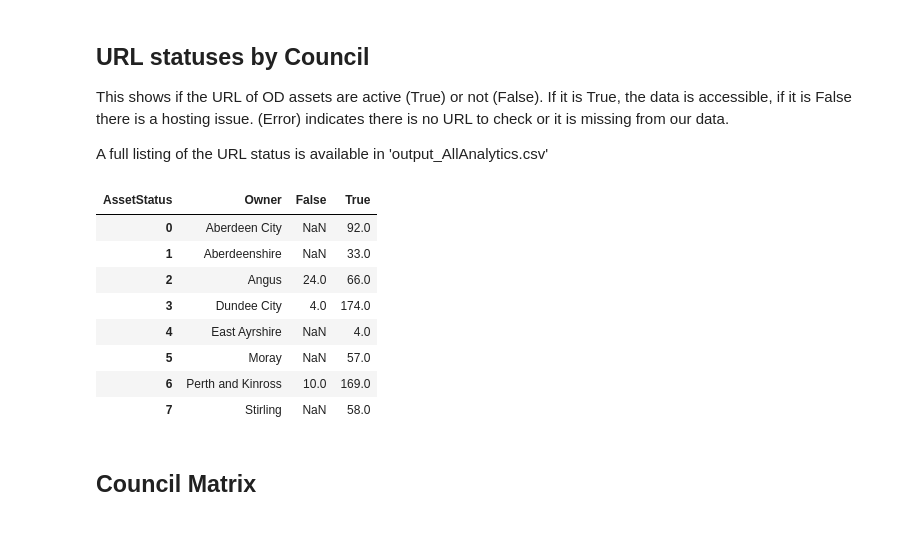
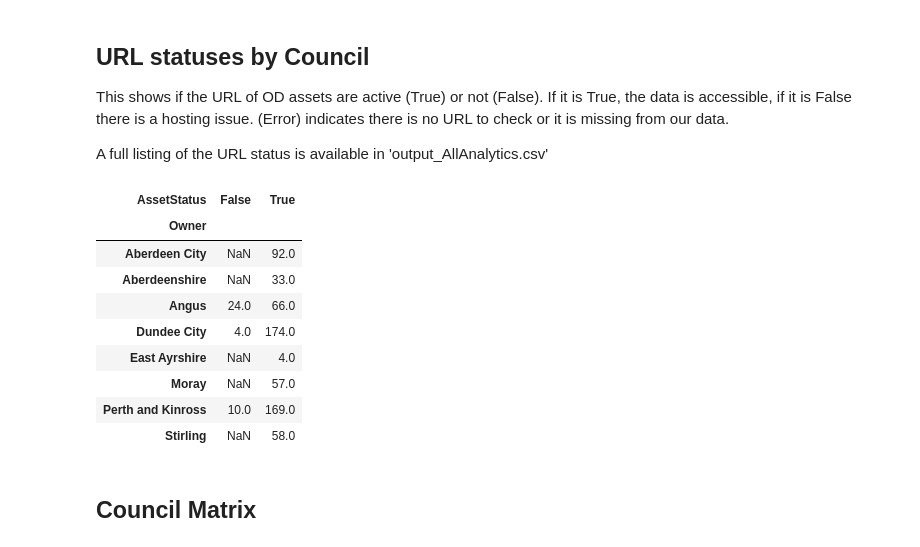
Before and after one commit to OpenDataScotland/the_od_bods, a Jupyter notebook: analytics/analytics.ipynb, the cells around one changed output. Drawn from its saved outputs; the diff is of its cells as text; code cells hidden in the pictures.

```diff
--- a/analytics/analytics.ipynb
+++ b/analytics/analytics.ipynb
@@ -462,17 +497,18 @@ If it is True, the data is accessible, if it is False there is a hosting issue.
 
 A full listing of the URL status is available in 'output_AllAnalytics.csv'
 # %%
-pd.DataFrame(data.groupby(['Owner','AssetStatus']).size()).reset_index().pivot(index='Owner',columns='AssetStatus',values=0).reset_index()
+pd.DataFrame(data.groupby(['Owner','AssetStatus']).size()).reset_index().pivot(index='Owner',columns='AssetStatus',values=0)
 # %% [output]
-| AssetStatus | Owner | False | True |
-| 0 | Aberdeen City | NaN | 92.0 |
-| 1 | Aberdeenshire | NaN | 33.0 |
-| 2 | Angus | 24.0 | 66.0 |
-| 3 | Dundee City | 4.0 | 174.0 |
-| 4 | East Ayrshire | NaN | 4.0 |
-| 5 | Moray | NaN | 57.0 |
-| 6 | Perth and Kinross | 10.0 | 169.0 |
-| 7 | Stirling | NaN | 58.0 |
+| AssetStatus | False | True |
+| Owner |  |  |
+| Aberdeen City | NaN | 92.0 |
+| Aberdeenshire | NaN | 33.0 |
+| Angus | 24.0 | 66.0 |
+| Dundee City | 4.0 | 174.0 |
+| East Ayrshire | NaN | 4.0 |
+| Moray | NaN | 57.0 |
+| Perth and Kinross | 10.0 | 169.0 |
+| Stirling | NaN | 58.0 |
 # %% [markdown]
 ## Council Matrix
 # %%
```
Also changed, not shown: parts of 3 cells of this notebook.
